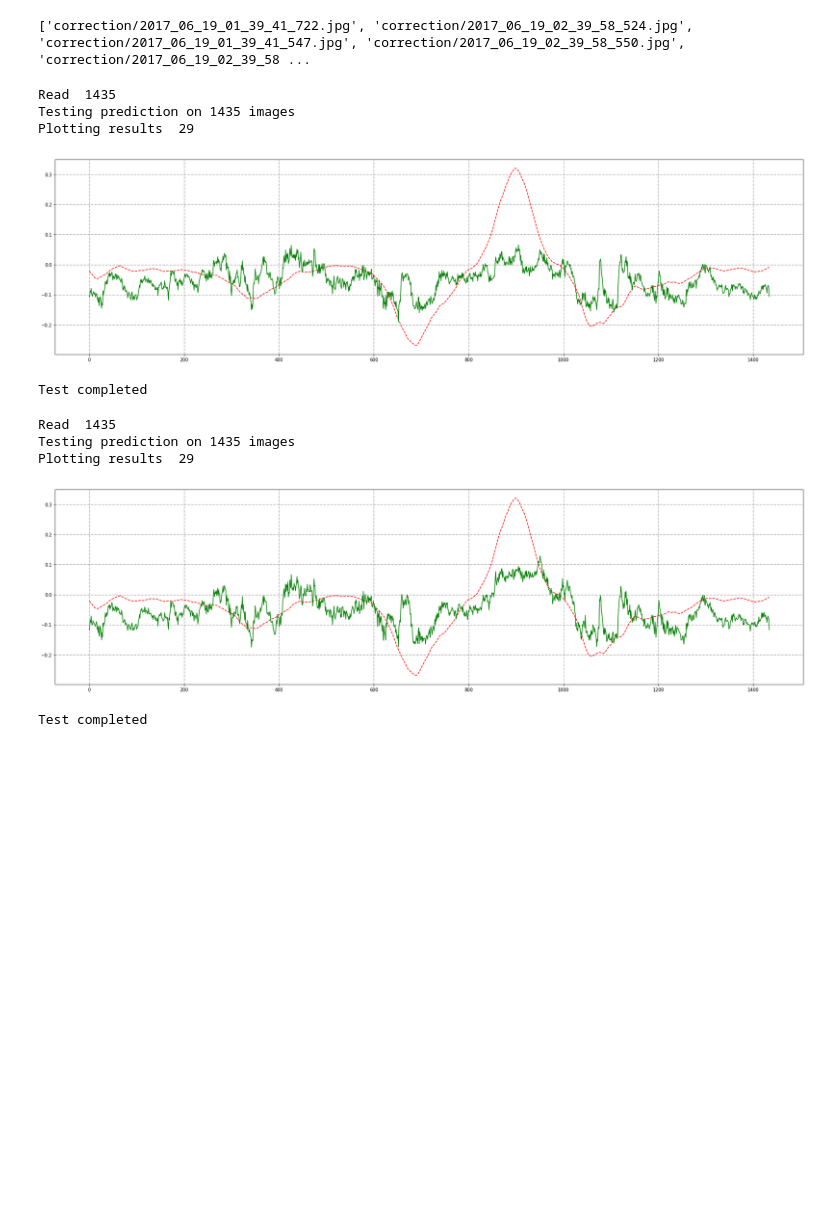
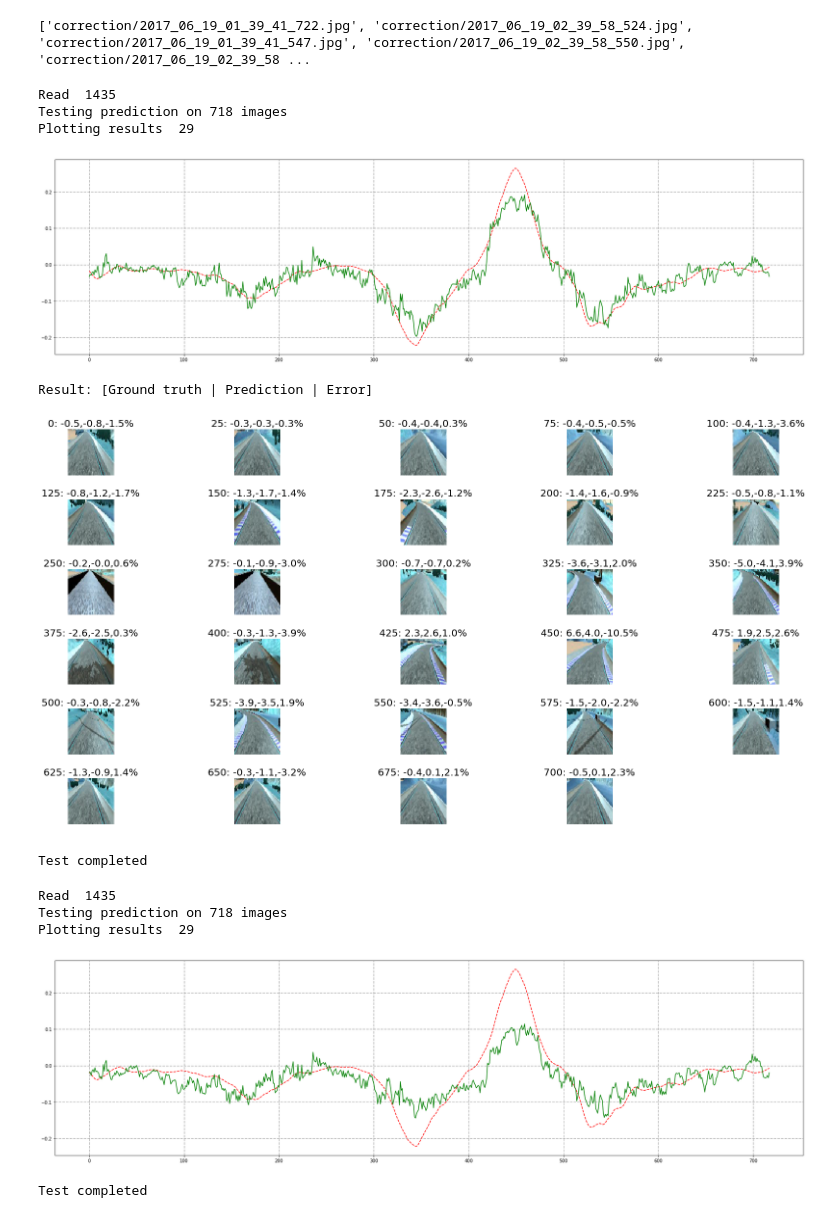
Before and after one commit to malichao/Behavioral-Cloning, a Jupyter notebook: Behavioral_Cloning.ipynb, the cells around one changed output. Cells and saved outputs as stored; diff of their text form; code cells hidden in the pictures; blank space fills up the shorter version.

Commit message:
Another test

```diff
--- a/Behavioral_Cloning.ipynb
+++ b/Behavioral_Cloning.ipynb
@@ -13,0 +15,8 @@ Samples are reduce from  2144  to  1583
+# %%
+import utils
+import numpy as np
+import matplotlib.pyplot as plt
+
+path = 'data/track1-test/'
+samples = utils.load_data(path)
+gen = utils.generator(samples,32)
@@ -87,19 +103,21 @@ print(files)
 ['correction/2017_06_19_01_39_41_722.jpg', 'correction/2017_06_19_02_39_58_524.jpg', 'correction/2017_06_19_01_39_41_547.jpg', 'correction/2017_06_19_02_39_58_550.jpg', 'correction/2017_06_19_02_39_58 ...
 # %%
 import utils
-utils.test_model('model_nvidia2.h5','data/track1-test/')
+utils.test_model('model_nvidia2.h5','data/track1-test/',True)
 # %% [output]
 Read  1435
-Testing prediction on 1435 images
+Testing prediction on 718 images
 Plotting results  29
-[figure, old version]
+[figure, new version]
-Test completed
+Result: [Ground truth | Prediction | Error]
+[figure, added]
+Test completed
 # %%
 import utils
-utils.test_model('model_nvidia1.h5','data/track1-test/')
+utils.test_model('model_nvidia.h5','data/track1-test/')
 # %% [output]
 Read  1435
-Testing prediction on 1435 images
+Testing prediction on 718 images
 Plotting results  29
-[figure, old version]
+[figure, new version]
 Test completed
```
Also changed, not shown: parts of 7 cells of this notebook, 2 other files.
